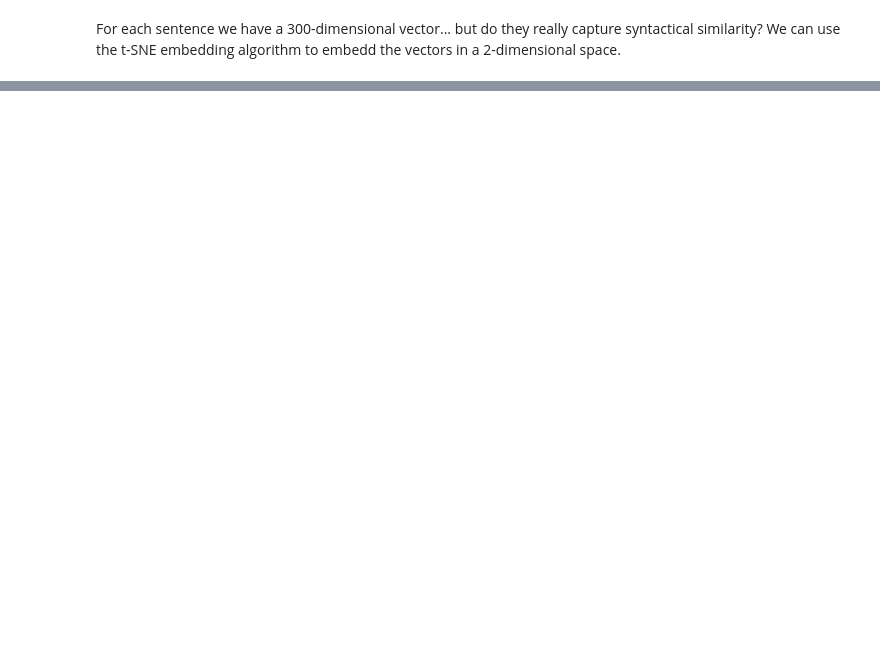
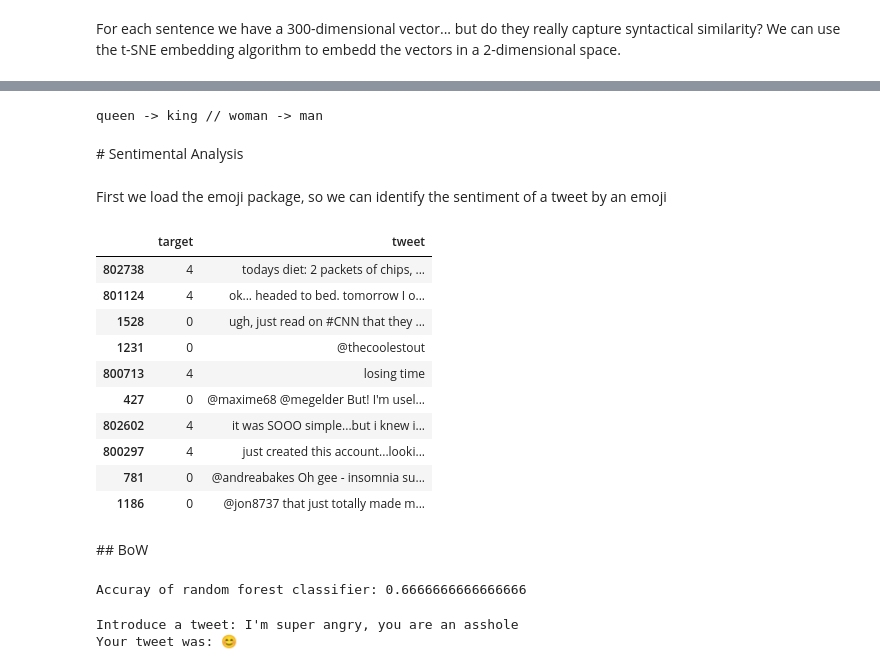
Before and after one commit to persas/intro-to-nlp, a Jupyter notebook: Thursdays brown bag meeting, NLP.ipynb, the cells around one changed output, grey strips where cells are left out. Drawn from its saved outputs; the diff is of its cells as text; code cells hidden in the pictures; blank space fills up the shorter version.

```diff
--- a/Thursdays brown bag meeting, NLP.ipynb
+++ b/Thursdays brown bag meeting, NLP.ipynb
@@ -238,0 +298,9 @@ The biggest NLP players are currently in a race to develop pretrained model arch
+# %%
+analogy_words = ['queen', 'king', 'woman']
+print ('{} -> {} // {} -> {}'.format( *analogy_words, analogy(*analogy_words,fasttext)))
+# %% [output]
+queen -> king // woman -> man
+# %% [markdown]
+# Sentimental Analysis
+# %% [markdown]
+First we load the emoji package, so we can identify the sentiment of a tweet by an emoji
@@ -238,0 +315,21 @@ The biggest NLP players are currently in a race to develop pretrained model arch
+# %%
+# Load tweets dataset
+tweets = pd.read_csv('./data/trainingset.csv', encoding = "ISO-8859-1", error_bad_lines=False, header=None)[[0, 5]]
+tweets.columns = ['target', 'tweet']
+positive_t = tweets[tweets.target == 4]
+negative_t = tweets[tweets.target == 0]
+train_df = pd.concat([positive_t.head(3000), negative_t.head(3000)])
+train_df = train_df.sample(train_df.shape[0])
+train_df.sample(10)
+# %% [output]
+|  | target | tweet |
+| 802738 | 4 | todays diet: 2 packets of chips, ... |
+| 801124 | 4 | ok... headed to bed. tomorrow I o... |
+| 1528 | 0 | ugh, just read on #CNN that they ... |
+| 1231 | 0 | @thecoolestout |
+| 800713 | 4 | losing time |
+| 427 | 0 | @maxime68 @megelder But! I'm usel... |
+| 802602 | 4 | it was SOOO simple...but i knew i... |
+| 800297 | 4 | just created this account...looki... |
+| 781 | 0 | @andreabakes Oh gee - insomnia su... |
+| 1186 | 0 | @jon8737 that just totally made m... |
@@ -238,0 +339,2 @@ The biggest NLP players are currently in a race to develop pretrained model arch
+# %% [markdown]
+## BoW
@@ -238,0 +358,20 @@ The biggest NLP players are currently in a race to develop pretrained model arch
+# %%
+from sklearn.ensemble import RandomForestClassifier
+from sklearn.model_selection import train_test_split
+clf = RandomForestClassifier(max_depth=5, random_state=24)
+X = bow_df[bow_df.columns[:-1]].values
+y = bow_df.__target__.values
+X_train, X_test, y_train, y_test = train_test_split(X, y, test_size=0.25, random_state=8)
+clf.fit(X_train, y_train)
+print(f"Accuray of random forest classifier: {clf.score(X_test, y_test)}")
+# %% [output]
+Accuray of random forest classifier: 0.6666666666666666
+# %%
+to_predict = input("Introduce a tweet: ")
+record_1 = record.copy()
+record_1.update({dct[k]: v for k,v in dct.doc2bow([token.text for token in nlp(to_predict) if not token.is_punct])})
+res = clf.predict(np.array(list(record_1.values())).reshape(1, -1))[0]
+print(emoji.emojize(f"Your tweet was: {emojify[res]}"))
+# %% [output]
+Introduce a tweet: I'm super angry, you are an asshole
+Your tweet was: 😊
```
Also changed, not shown: parts of 35 cells of this notebook, 2 other files.
